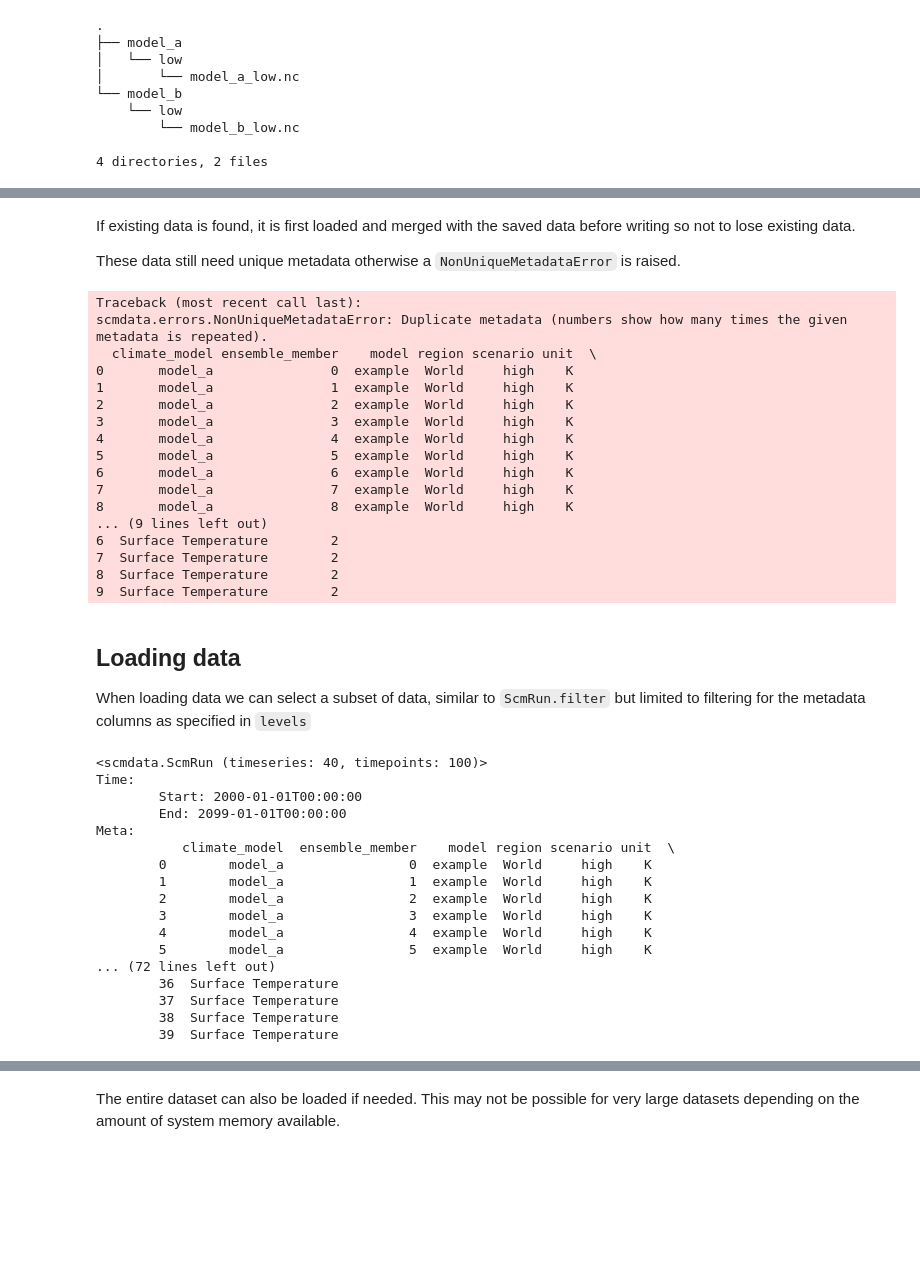
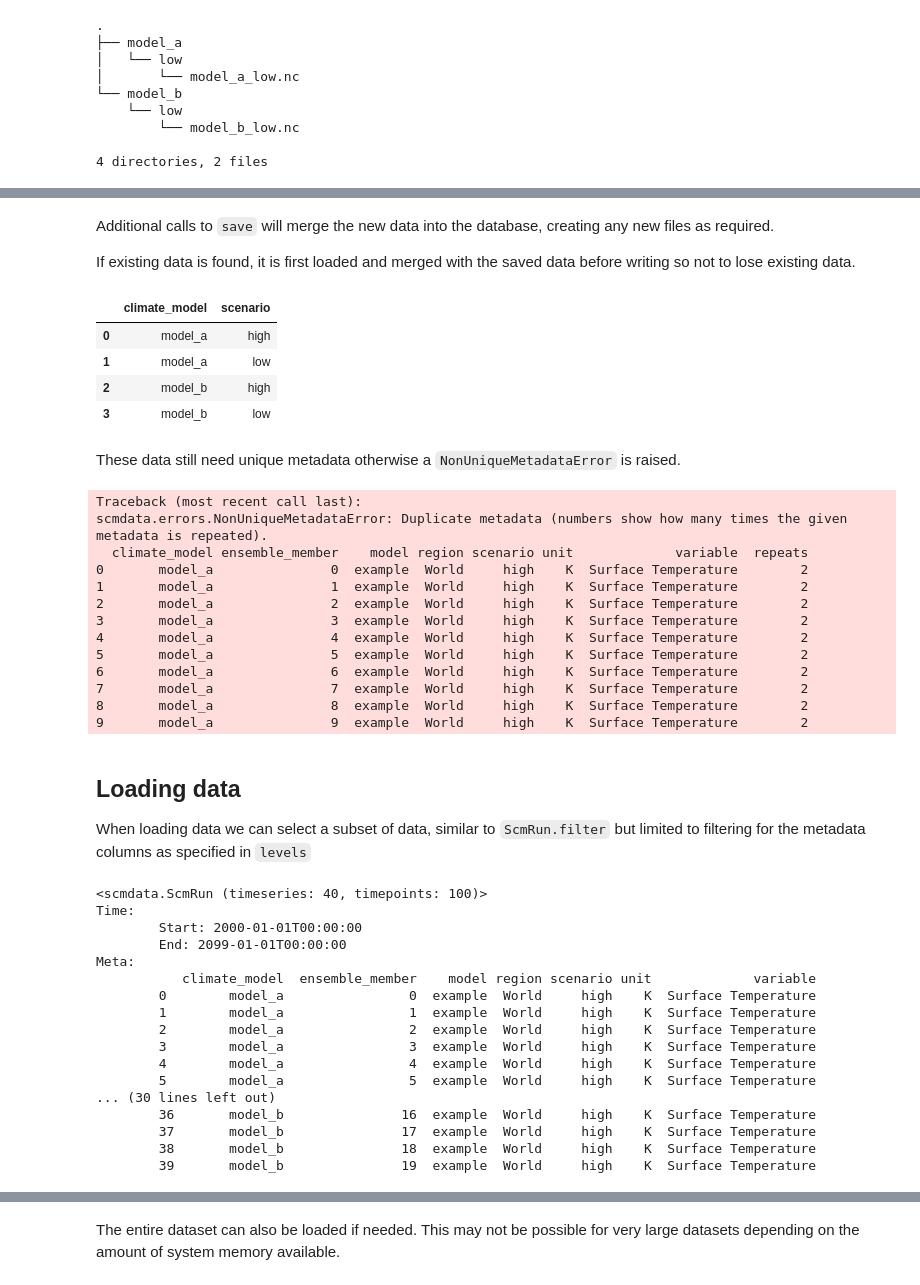
Before and after one commit to openscm/scmdata, a Jupyter notebook: notebooks/database.ipynb, the cells around one changed output, grey strips where cells are left out. Drawn from its saved outputs; the diff is of its cells as text; code cells hidden in the pictures; blank space fills up the shorter version.

```diff
--- a/notebooks/database.ipynb
+++ b/notebooks/database.ipynb
@@ -13,6 +13,8 @@ import numpy as np
 from scmdata import ScmRun, run_append
 from scmdata.database import ScmDatabase
 from scmdata.errors import NonUniqueMetadataError
+
+pd.set_option("display.width", 160)
 # %% [markdown]
 ## Initialisation
 
@@ -163,4 +154,4 @@ database.save_to_database(runs_high)
 # %% [markdown]
+Additional calls to `save` will merge the new data into the database, creating any new files as required.
+
 If existing data is found, it is first loaded and merged with the saved data before writing so not to lose existing data.
-
-These data still need unique metadata otherwise a `NonUniqueMetadataError` is raised.
@@ -167,26 +161,32 @@ These data still need unique metadata otherwise a `NonUniqueMetadataError` is ra
+# %%
+database.available_data()
+# %% [output]
+|  | climate_model | scenario |
+| 0 | model_a | high |
+| 1 | model_a | low |
+| 2 | model_b | high |
+| 3 | model_b | low |
+# %% [markdown]
+These data still need unique metadata otherwise a `NonUniqueMetadataError` is raised.
 # %%
 try:
-    database.save_to_database(runs_high)
+    database.save(runs_high)
 except NonUniqueMetadataError:
     traceback.print_exc(limit=0, chain=False)
 # %% [output]
 Traceback (most recent call last):
 scmdata.errors.NonUniqueMetadataError: Duplicate metadata (numbers show how many times the given metadata is repeated).
-  climate_model ensemble_member    model region scenario unit  \
-0       model_a               0  example  World     high    K
-1       model_a               1  example  World     high    K
-2       model_a               2  example  World     high    K
-3       model_a               3  example  World     high    K
-4       model_a               4  example  World     high    K
-5       model_a               5  example  World     high    K
-6       model_a               6  example  World     high    K
-7       model_a               7  example  World     high    K
-8       model_a               8  example  World     high    K
-... (9 lines left out)
-6  Surface Temperature        2
-7  Surface Temperature        2
-8  Surface Temperature        2
-9  Surface Temperature        2
+  climate_model ensemble_member    model region scenario unit             variable  repeats
+0       model_a               0  example  World     high    K  Surface Temperature        2
+1       model_a               1  example  World     high    K  Surface Temperature        2
+2       model_a               2  example  World     high    K  Surface Temperature        2
+3       model_a               3  example  World     high    K  Surface Temperature        2
+4       model_a               4  example  World     high    K  Surface Temperature        2
+5       model_a               5  example  World     high    K  Surface Temperature        2
+6       model_a               6  example  World     high    K  Surface Temperature        2
+7       model_a               7  example  World     high    K  Surface Temperature        2
+8       model_a               8  example  World     high    K  Surface Temperature        2
+9       model_a               9  example  World     high    K  Surface Temperature        2
 # %%
 runs_high_extra = runs_high.copy()
 runs_high_extra["ensemble_member"] = runs_high_extra["ensemble_member"] + 10
@@ -196,7 +196,7 @@ database.save_to_database(runs_high_extra)
 
 When loading data we can select a subset of data, similar to `ScmRun.filter` but limited to filtering for the metadata columns as specified in `levels`
 # %%
-run = database.load_data(scenario="high")
+run = database.load(scenario="high")
 run
 # %% [output]
 <scmdata.ScmRun (timeseries: 40, timepoints: 100)>
@@ -204,16 +204,16 @@ Time:
         Start: 2000-01-01T00:00:00
         End: 2099-01-01T00:00:00
 Meta:
-           climate_model  ensemble_member    model region scenario unit  \
-        0        model_a                0  example  World     high    K
-        1        model_a                1  example  World     high    K
-        2        model_a                2  example  World     high    K
-        3        model_a                3  example  World     high    K
-        4        model_a                4  example  World     high    K
-        5        model_a                5  example  World     high    K
-... (72 lines left out)
-        36  Surface Temperature
-        37  Surface Temperature
-        38  Surface Temperature
-        39  Surface Temperature
+           climate_model  ensemble_member    model region scenario unit             variable
+        0        model_a                0  example  World     high    K  Surface Temperature
+        1        model_a                1  example  World     high    K  Surface Temperature
+        2        model_a                2  example  World     high    K  Surface Temperature
+        3        model_a                3  example  World     high    K  Surface Temperature
+        4        model_a                4  example  World     high    K  Surface Temperature
+        5        model_a                5  example  World     high    K  Surface Temperature
+... (30 lines left out)
+        36       model_b               16  example  World     high    K  Surface Temperature
+        37       model_b               17  example  World     high    K  Surface Temperature
+        38       model_b               18  example  World     high    K  Surface Temperature
+        39       model_b               19  example  World     high    K  Surface Temperature
 # %%
```
Also changed, not shown: parts of 12 cells of this notebook, 2 other files.
